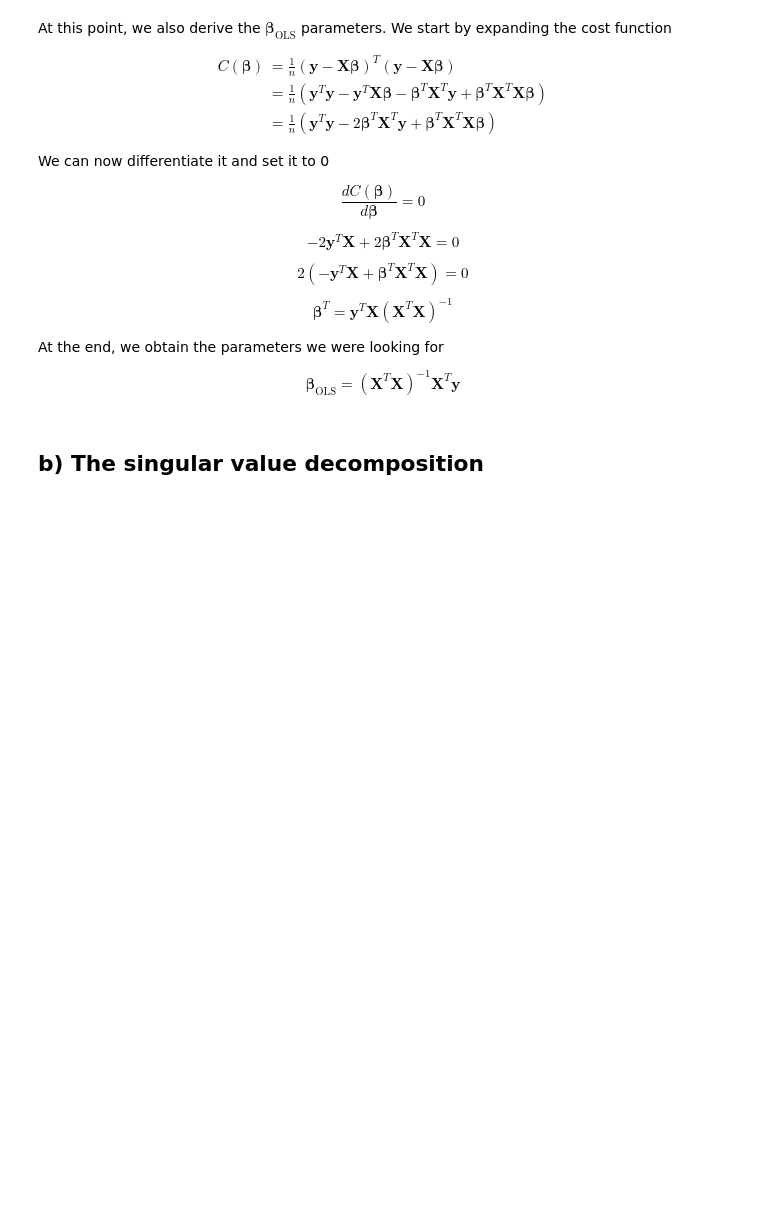
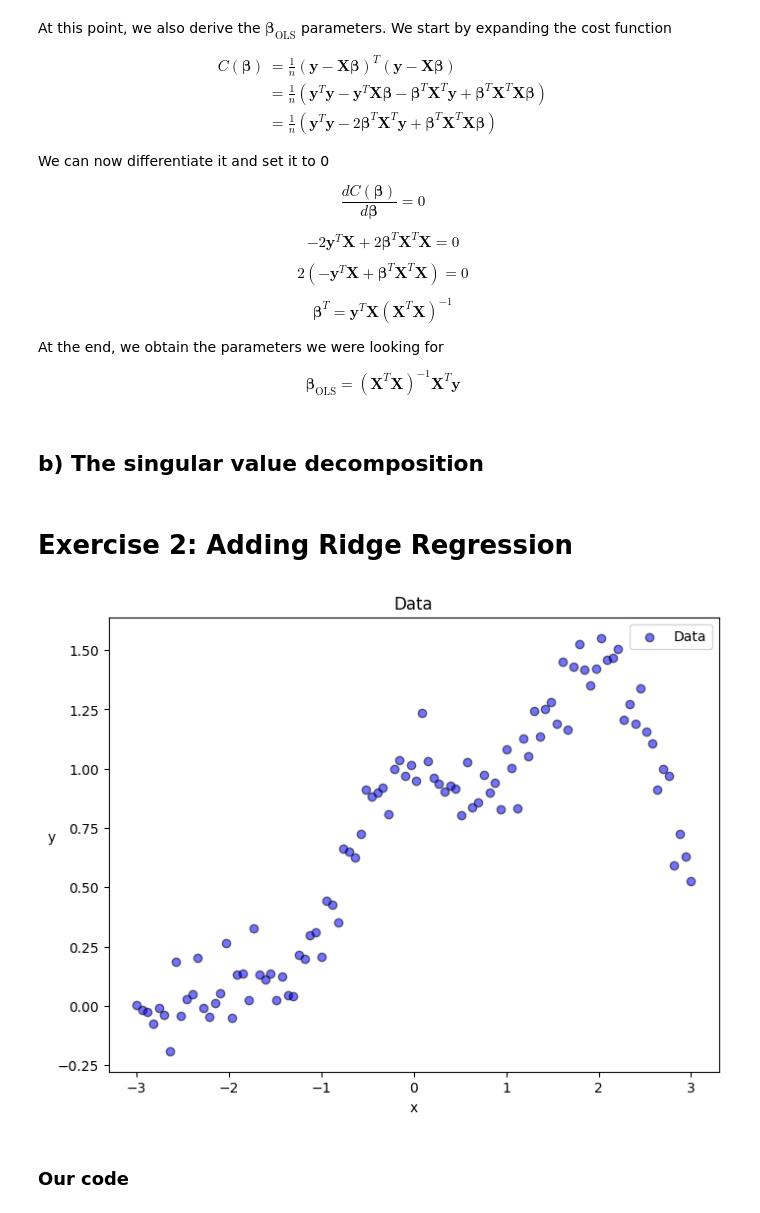
Before and after one commit to Elisaottoboni/Machine-Learning-University-of-Oslo, a Jupyter notebook: week_36/exercises_week_36.ipynb, the cells around one changed output. Drawn from its saved outputs; the diff is of its cells as text; code cells hidden in the pictures; blank space fills up the shorter version.

Commit message:
Exercise 2

```diff
--- a/week_36/exercises_week_36.ipynb
+++ b/week_36/exercises_week_36.ipynb
@@ -104,3 +104,5 @@ $$
 $$
 # %% [markdown]
 ## b) The singular value decomposition
+# %% [markdown]
+# Exercise 2: Adding Ridge Regression
@@ -106,0 +123,15 @@ $$
+# %%
+np.random.seed(1001021)
+n = 100
+x = np.linspace(-3, 3, n).reshape(-1, 1)
+y = np.exp(-x**2) + 1.5 * np.exp(-(x - 2)**2) + np.random.normal(0, 0.1, x.shape)
+# %%
+plt.figure(figsize=(8, 6))
+plt.scatter(x, y, color = 'blue', alpha = 0.55, edgecolor = 'k', label = 'Data')
+plt.xlabel('x')
+plt.ylabel('y', rotation=0)
+plt.title('Data')
+plt.legend()
+plt.show()
+# %% [output]
+[figure, added]
@@ -106,0 +146,2 @@ $$
+# %% [markdown]
+### Our code
```
Also changed, not shown: parts of 9 cells of this notebook.
